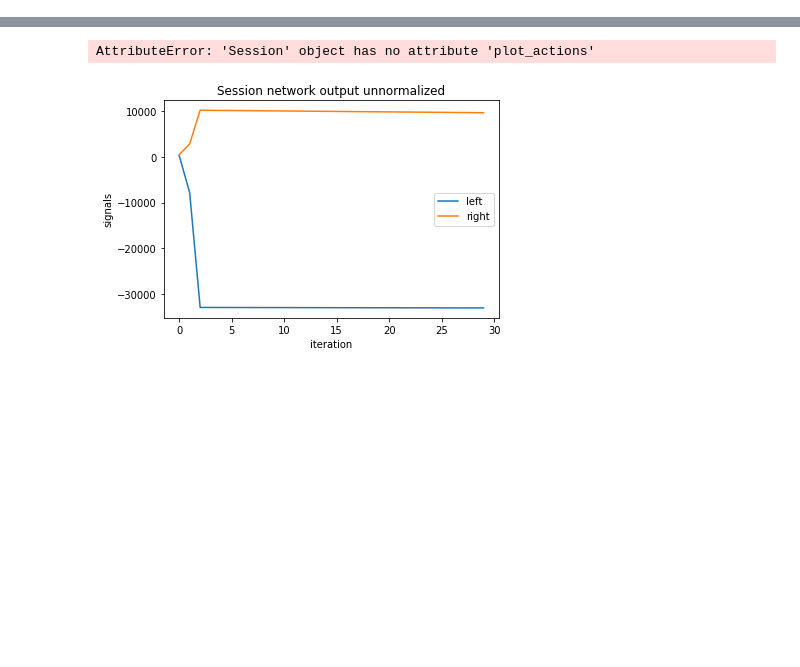
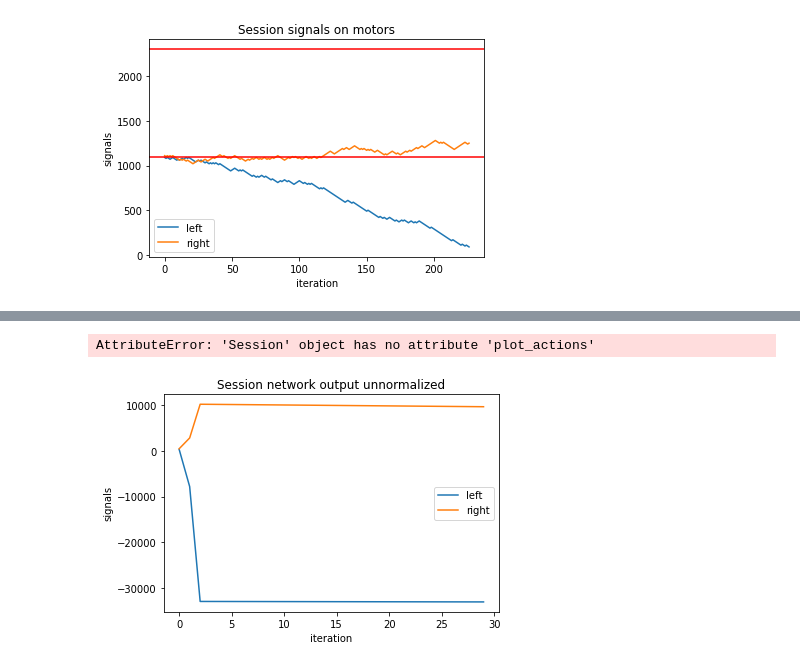
Before and after one commit to limon8884/copter, a Jupyter notebook: note_for_tests.ipynb, the cells around one changed output, grey strips where cells are left out. Saved outputs shown, nothing was run; the diff lists cells and outputs as text; code cells hidden in the pictures; blank space fills up the shorter version.

```diff
--- a/note_for_tests.ipynb
+++ b/note_for_tests.ipynb
@@ -25,3 +32,7 @@ s.train_model(10, 1000)
+# %%
+s.plot_signals()
+# %% [output]
+[figure, added]
 # %%
 s.plot_states()
 # %% [output]
```
Also changed, not shown: parts of 7 cells of this notebook, 5 other files.
